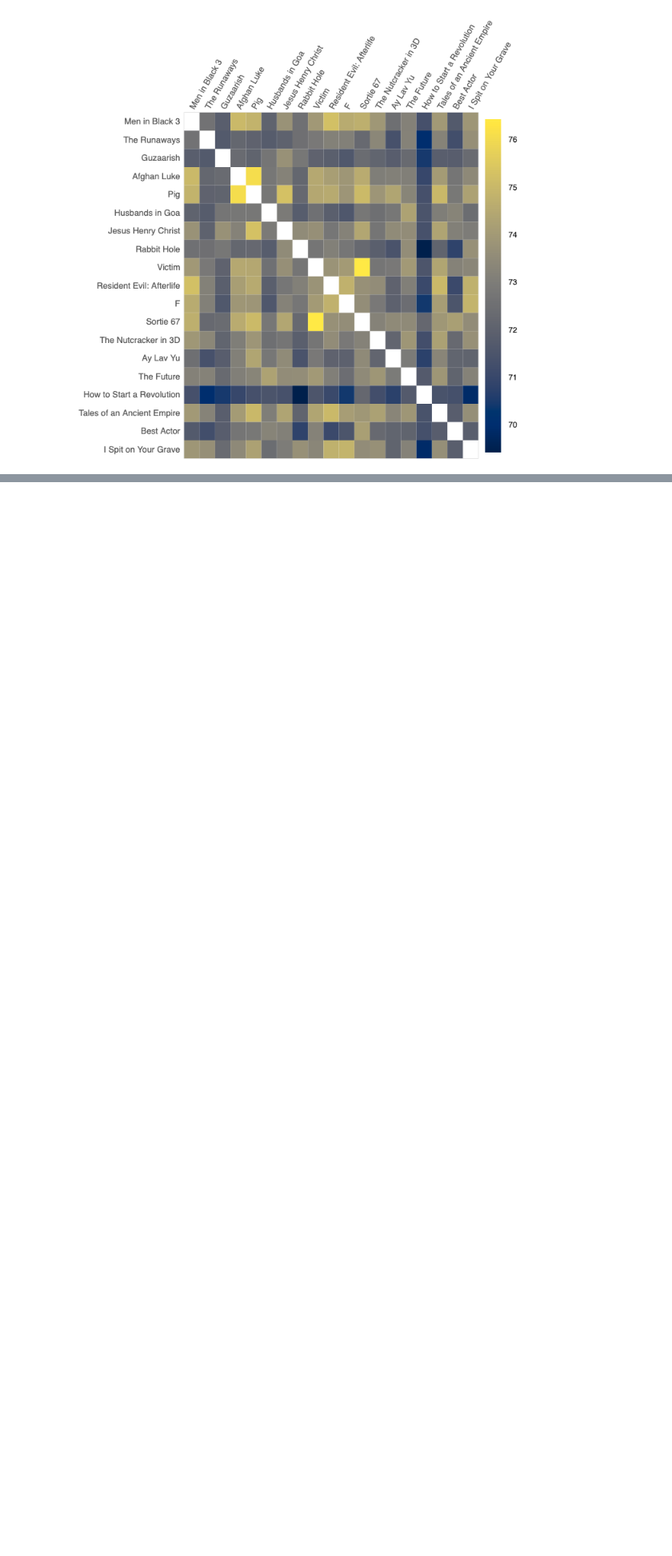
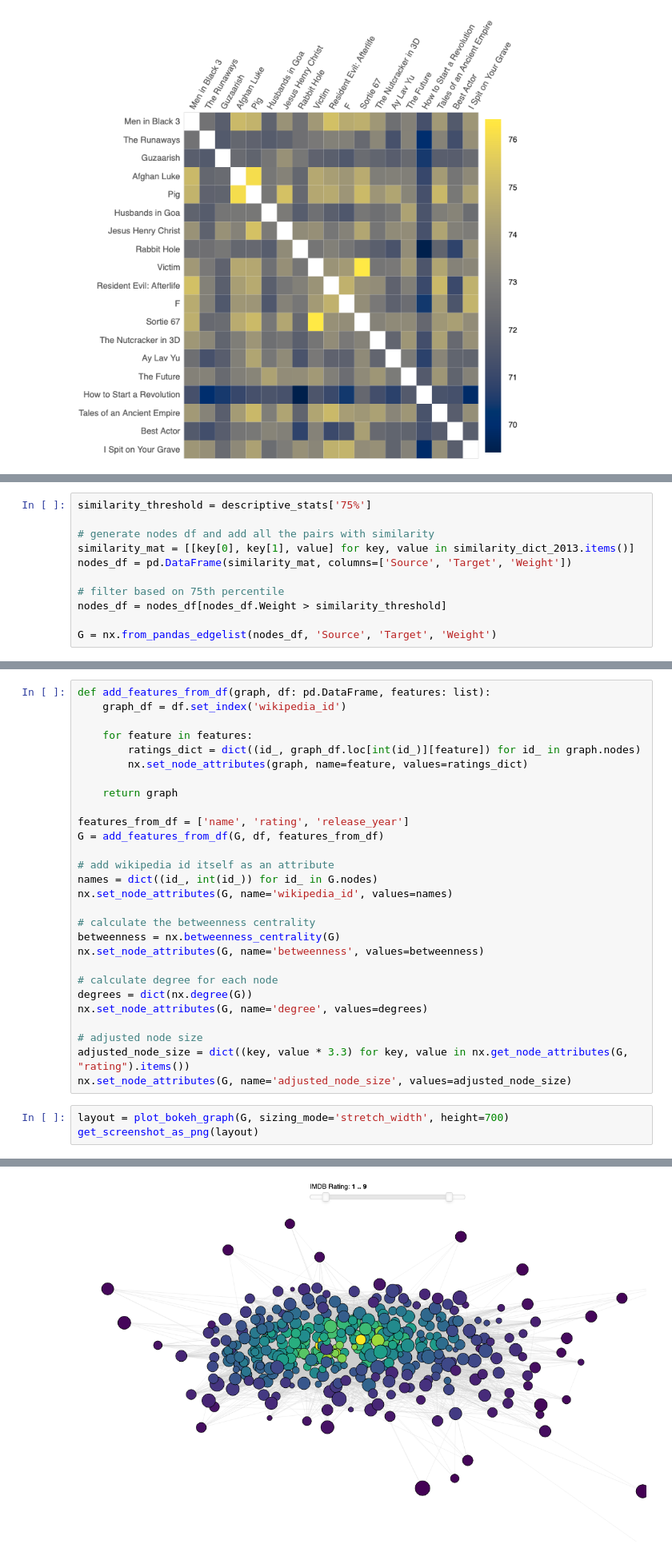
Before and after one commit to epfl-ada/ada-2023-project-adaroundtheworld2023, a Jupyter notebook: project_milestone_3.ipynb, the cells around one changed output, grey strips where cells are left out. Shown at 80% size. Cells and saved outputs as stored; diff of their text form; blank space fills up the shorter version.

```diff
--- a/project_milestone_3.ipynb
+++ b/project_milestone_3.ipynb
@@ -422,0 +457,11 @@ df
+# %%
+similarity_threshold = descriptive_stats['75%']
+
+# generate nodes df and add all the pairs with similarity
+similarity_mat = [[key[0], key[1], value] for key, value in similarity_dict_2013.items()]
+nodes_df = pd.DataFrame(similarity_mat, columns=['Source', 'Target', 'Weight'])
+
+# filter based on 75th percentile
+nodes_df = nodes_df[nodes_df.Weight > similarity_threshold]
+
+G = nx.from_pandas_edgelist(nodes_df, 'Source', 'Target', 'Weight')
@@ -422,0 +472,32 @@ df
+# %%
+def add_features_from_df(graph, df: pd.DataFrame, features: list):
+    graph_df = df.set_index('wikipedia_id')
+
+    for feature in features:
+        ratings_dict = dict((id_, graph_df.loc[int(id_)][feature]) for id_ in graph.nodes)
+        nx.set_node_attributes(graph, name=feature, values=ratings_dict)
+
+    return graph
+
+features_from_df = ['name', 'rating', 'release_year']
+G = add_features_from_df(G, df, features_from_df)
+
+# add wikipedia id itself as an attribute
+names = dict((id_, int(id_)) for id_ in G.nodes)
+nx.set_node_attributes(G, name='wikipedia_id', values=names)
+
+# calculate the betweenness centrality
+betweenness = nx.betweenness_centrality(G)
+nx.set_node_attributes(G, name='betweenness', values=betweenness)
+
+# calculate degree for each node
+degrees = dict(nx.degree(G))
+nx.set_node_attributes(G, name='degree', values=degrees)
+
+# adjusted node size
+adjusted_node_size = dict((key, value * 3.3) for key, value in nx.get_node_attributes(G, "rating").items())
+nx.set_node_attributes(G, name='adjusted_node_size', values=adjusted_node_size)
+# %%
+layout = plot_bokeh_graph(G, sizing_mode='stretch_width', height=700)
+get_screenshot_as_png(layout)
+# %% [output]
@@ -423,3 +509,4 @@ df
+[figure, added]
 # %% [markdown]
 ### 3.2 Classification <a class="anchor" id="classification"></a>
 
```
Also changed, not shown: parts of 14 cells of this notebook, 2 other files.
